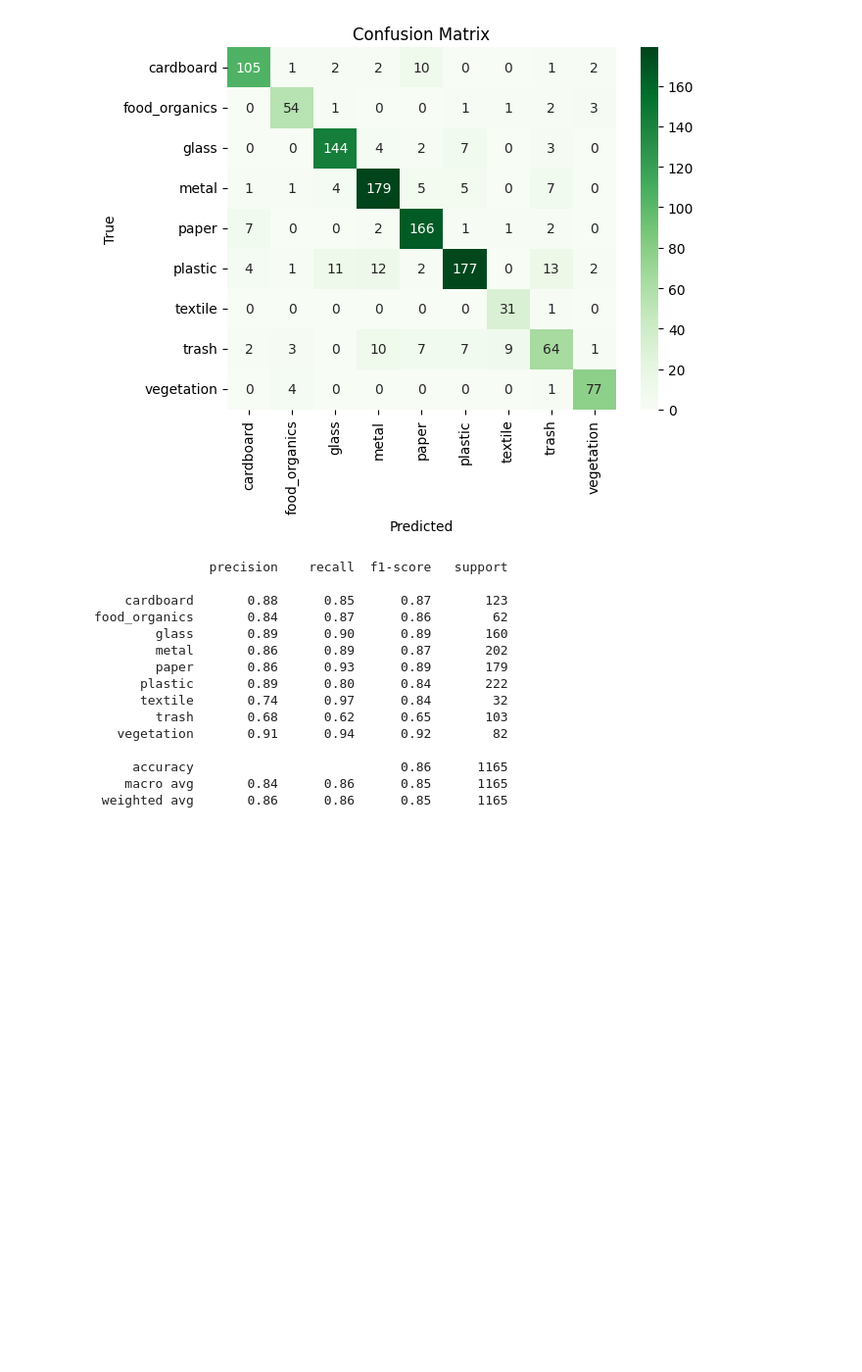
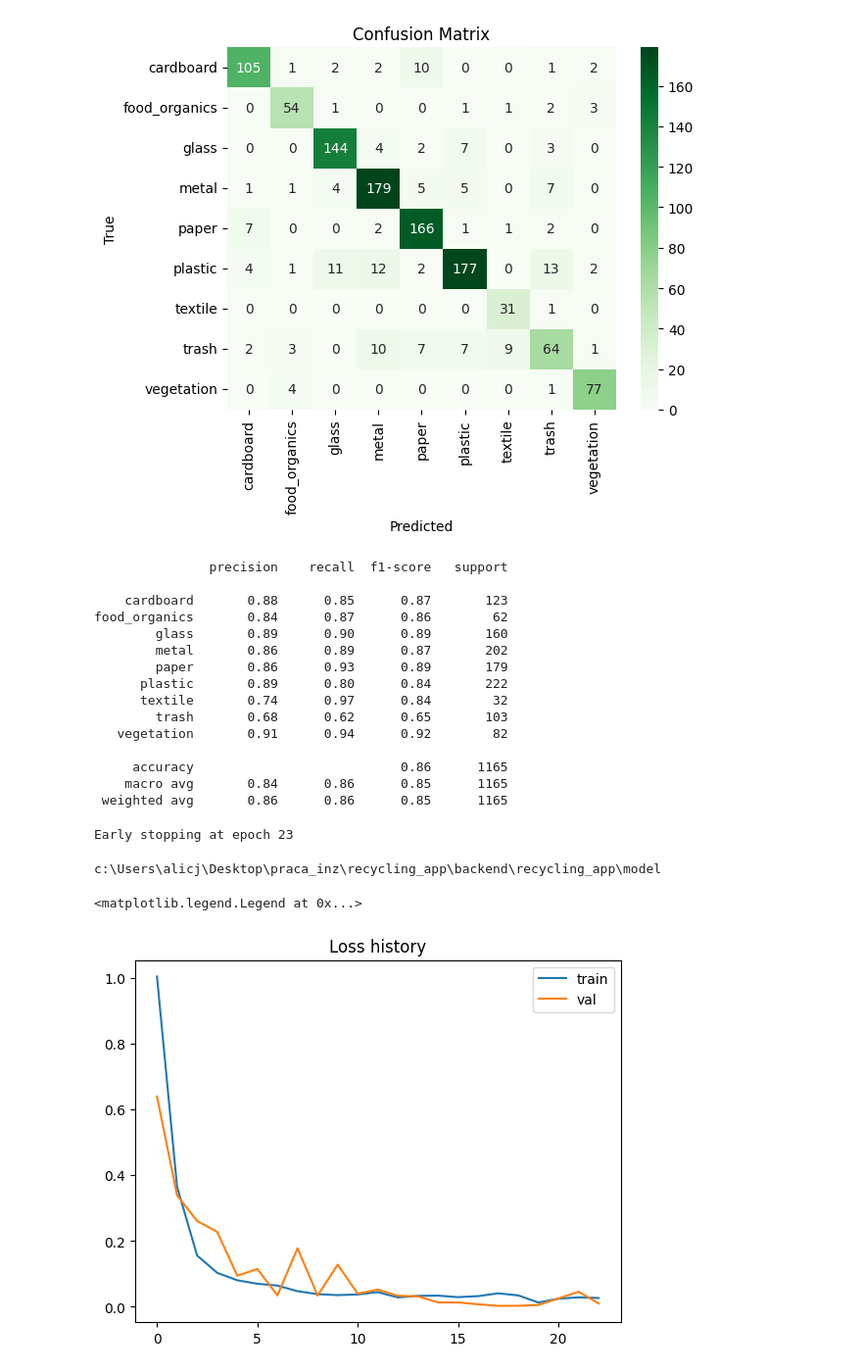
Before and after one commit to acharuza/recycling_app, a Jupyter notebook: backend/notebooks/nn_experiments.ipynb, the cells around one changed output. Shown: that part at 98% size. Drawn from its saved outputs; the diff is of its cells as text; code cells hidden in the pictures; blank space fills up the shorter version.

```diff
--- a/backend/notebooks/nn_experiments.ipynb
+++ b/backend/notebooks/nn_experiments.ipynb
@@ -251,3 +251,17 @@ food_organics       0.84      0.87      0.86        62
      accuracy                           0.86      1165
     macro avg       0.84      0.86      0.85      1165
  weighted avg       0.86      0.86      0.85      1165
+# %%
+train_features_vgg19 = train_features_vgg19.reshape(train_features_vgg19.shape[0], -1)
+val_features_vgg19 = val_features_vgg19.reshape(val_features_vgg19.shape[0], -1)
+# %%
+nn_clf_vgg19 = NNClassifier(input_size=25088, hidden_size=512, output_size=len(classes))
+# %%
+train_loss_history_vgg19, val_loss_history_vgg19 = nn_clf_vgg19.fit(train_features_vgg19, train_labels_vgg19, 100, 0.0001, val_features_vgg19, val_labels_vgg19)
+# %% [output]
+Early stopping at epoch 23
+# %%
+models_path = os.path.join(os.path.dirname(os.getcwd()), "recycling_app", "model")
+print(models_path)
+# %% [output]
+c:\Users\alicj\Desktop\praca_inz\recycling_app\backend\recycling_app\model
@@ -253,0 +270,8 @@ food_organics       0.84      0.87      0.86        62
+# %%
+plt.plot(train_loss_history_vgg19, label="train")
+plt.plot(val_loss_history_vgg19, label="val")
+plt.title("Loss history")
+plt.legend()
+# %% [output]
+<matplotlib.legend.Legend at 0x...>
+[figure, added]
```
Also changed, not shown: parts of 4 cells of this notebook.
